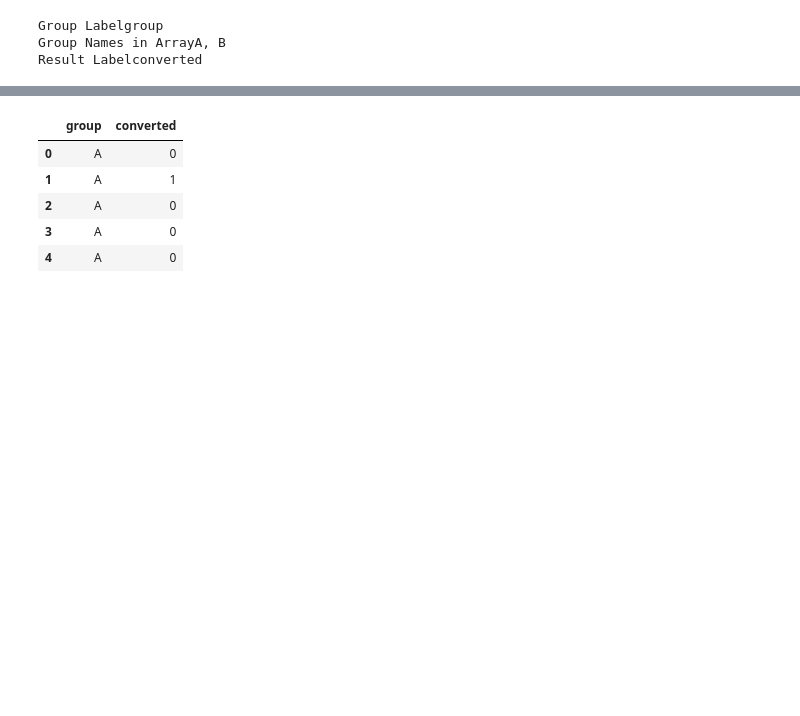
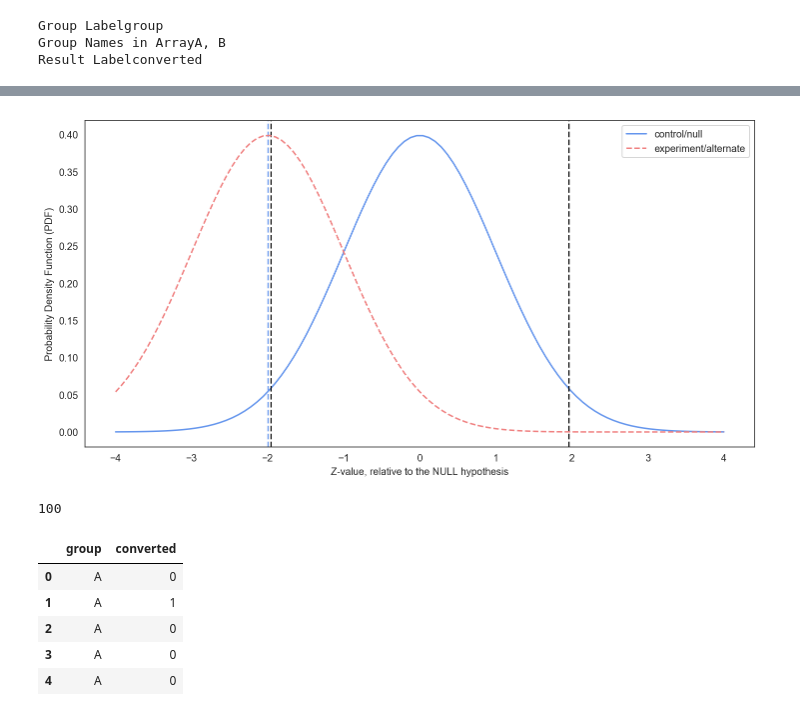
Before and after one commit to samanthansr/statistics-cookbook, a Jupyter notebook: statistics-cookbook.ipynb, the cells around one changed output, grey strips where cells are left out. Saved outputs shown, nothing was run; the diff lists cells and outputs as text; code cells hidden in the pictures; blank space fills up the shorter version.

```diff
--- a/statistics-cookbook.ipynb
+++ b/statistics-cookbook.ipynb
@@ -286,3 +330,11 @@ Result Labelconverted
+# %%
+dummydata.plot_sampling_dist_of_difference_standardized(0.05, 'two-tailed')
+# %% [output]
+[figure, added]
+# %%
+dummydata.n_A
+# %% [output]
+100
 # %%
 ab_data.head()
 # %% [output]
```
Also changed, not shown: parts of 4 cells of this notebook.
